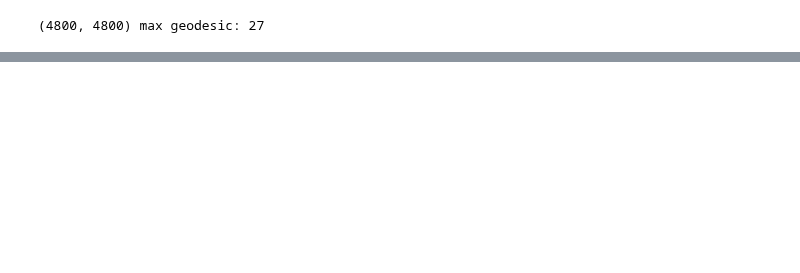
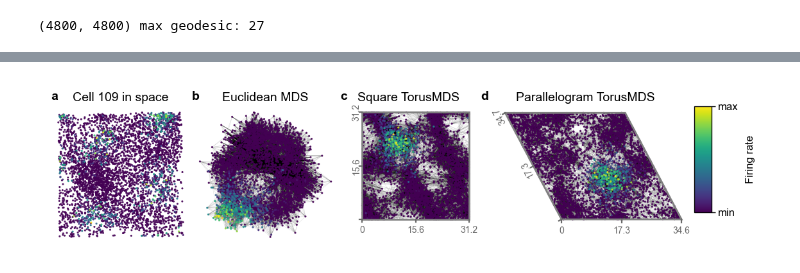
Before and after one commit to JacobLMiller/torus-mds, a Jupyter notebook: grid_cells.ipynb, the cells around one changed output, grey strips where cells are left out. Saved outputs shown, nothing was run; the diff lists cells and outputs as text; code cells hidden in the pictures; blank space fills up the shorter version.

Commit message:
Creates the main grid cell figure. Batches the edge plotting in plot_embbedding

```diff
--- a/grid_cells.ipynb
+++ b/grid_cells.ipynb
@@ -176,0 +182,14 @@ for i, idx in enumerate(cell_ids):
+# %%
+# restore the cached fits instead of refitting. after a kernel restart, run the imports,
+# torus_stress, the data load, the style, the xx/yy, config and cache cells and the kNN
+# cell (all seconds), then skip the fit and stress cells and run this one.
+SEEDS, _emb, _proj, _stress = load_fits(CACHE)
+Xs_eucl, Xs_sq, Xs_para = _emb["eucl"], _emb["sq"], _emb["para"]
+projs_sq, projs_para = _proj["sq"], _proj["para"]
+s_eucl, s_sq, s_para = _stress["eucl"], _stress["sq"], _stress["para"]
+thetas, thetas_rad = _stress["theta"], _stress["theta_rad"]
+
+print(f"restored seeds {SEEDS} from {CACHE}")
+print(f"  Euclidean MDS        stress {mean_std(s_eucl)}")
+print(f"  Square torus         stress {mean_std(s_sq)}")
+print(f"  Parallelogram torus  stress {mean_std(s_para)},  theta {mean_std(thetas, '.3f')} deg, theta_rad {mean_std(thetas_rad, '.3f')} pi")
@@ -176,0 +201,76 @@ for i, idx in enumerate(cell_ids):
+# %%
+# one subfigure per panel, so every panel letter lands at the same height (the axes boxes
+# do not: equal aspect shrinks each box to its own shape). widths follow the drawn aspect
+# of each panel, so constrained_layout letterboxes none of them. one extra subfigure holds
+# the colorbar. the panel height then follows from the width, and figsize's height only
+# controls how much whitespace is left above and below the row.
+seed = SEEDS[2]
+CELL = 109        # every panel is coloured by this cell's firing rate   (115, 2), (109, 2) are good combinations
+
+rate = spikes[:, CELL]
+order = np.argsort(rate)          # high firing rates drawn on top
+vmax = float(rate.max())
+s = 10
+
+space = np.column_stack([xx, yy])
+
+def scatter_aspect(P):
+    """width / height of a plain equal-aspect scatter panel"""
+    span = P.max(axis=0) - P.min(axis=0)
+    return span[0] / span[1]
+
+# (letter, title, torus or None, coordinates or None, graph or None). the kNN graph goes
+# into b-d, the three layouts of D_geo; panel a is physical space, where it has no meaning
+panels = [("a", f"Cell {CELL} in space", None, space, None),
+          ("b", "Euclidean MDS", None, Xs_eucl[seed], G_geo),
+          ("c", "Square TorusMDS", projs_sq[seed], None, G_geo),
+          ("d", "Parallelogram TorusMDS", projs_para[seed], None, G_geo)]
+
+widths = [scatter_aspect(P) if t is None else vis.torus_panel_aspect(t)
+          for _, _, t, P, _ in panels]
+# colorbar column: bar, tick labels and axis label. taken as a share of the panel row
+# rather than a fixed number, so it keeps its width in inches if the panel aspects change.
+# too narrow and constrained_layout gives up ("axes sizes collapsed to zero") and silently
+# falls back to the default subplot grid, which leaves gaps between the panels.
+widths.append(0.10 * sum(widths))
+
+fig = plt.figure(figsize=(5.5, 1.25), layout="constrained")
+fig.get_layout_engine().set(w_pad=0.01, h_pad=0.01, wspace=0.01, hspace=0.0)
+subfigs = fig.subfigures(1, len(widths), width_ratios=widths, wspace=0.01)
+
+for (letter, title, torus, P, graph), sfig in zip(panels, subfigs):
+    sfig.text(0.0, 1.0, letter, ha="left", va="top", fontweight="bold", fontsize=7)
+    ax = sfig.subplots()
+    # edge_alpha and edge_lw are tuned for G_geo's ~40k edges on a ~1 inch panel: raise
+    # them together for a sparser graph, lower them before the mesh buries the colours
+    shared = dict(ax=ax, G=graph, order=order, colors=rate, cmap=CMAP,
+                  vmin=0, vmax=vmax,   # pin the range so one colorbar describes every panel
+                  s=s, node_lw=0,      # the default edge width would double these markers
+                  edge_alpha=0.12, edge_lw=0.2,
+                  rasterized=True)     # 4800 points and ~40k edges a panel: keep them out
+    if torus is None:                  # of the vector layer
+        vis.plot_embedding(P, **shared)   # flat layout: straight edges, no wrapping
+        ax.axis("off")
+    else:
+        vis.plot_embedding_with_torus_edges(
+            torus=torus,
+            n_ticks=3,                 # 5 ticks at fontsize 8 collide on ~1 inch wide panels
+            tick_fontsize=5,           # deliberately below the 6pt body text of style.mplstyle
+            **shared)
+    ax.set_title(title)
+
+# shared firing-rate colorbar in its own axes on the right. the blank title reserves the
+# same header line as the panels, so the bar lines up with the panel row, and the empty
+# bottom row of the gridspec lifts it clear of the figure floor.
+cb_lift = 0.3
+cax = subfigs[-1].add_subplot(subfigs[-1].add_gridspec(2, 1, height_ratios=[1, cb_lift])[0])
+cax.set_title(" ")
+cbar = fig.colorbar(plt.cm.ScalarMappable(norm=plt.Normalize(0, vmax), cmap=CMAP), cax=cax)
+cbar.set_label("Firing rate")
+cbar.set_ticks([0, vmax])
+cbar.ax.set_yticklabels(["min", f"max"])
+
+# rasterized artists take their resolution from the savefig dpi, not from figure.dpi
+fig.savefig("grid_cells_main.pdf", dpi=400)
+# %% [output]
+[figure, added]
```
Also changed, not shown: parts of 34 cells of this notebook, 4 other files.
